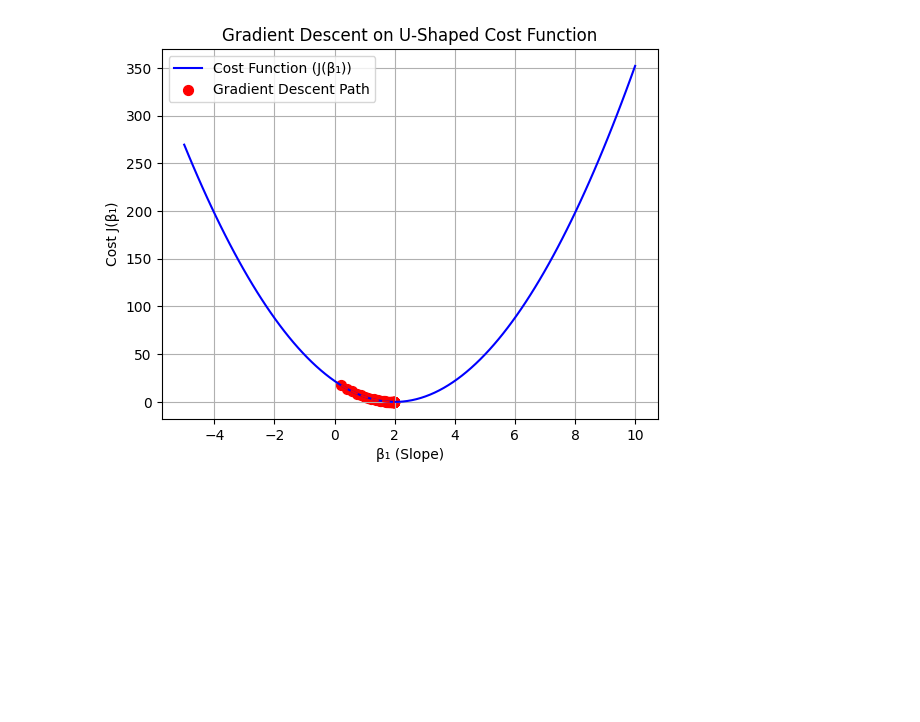
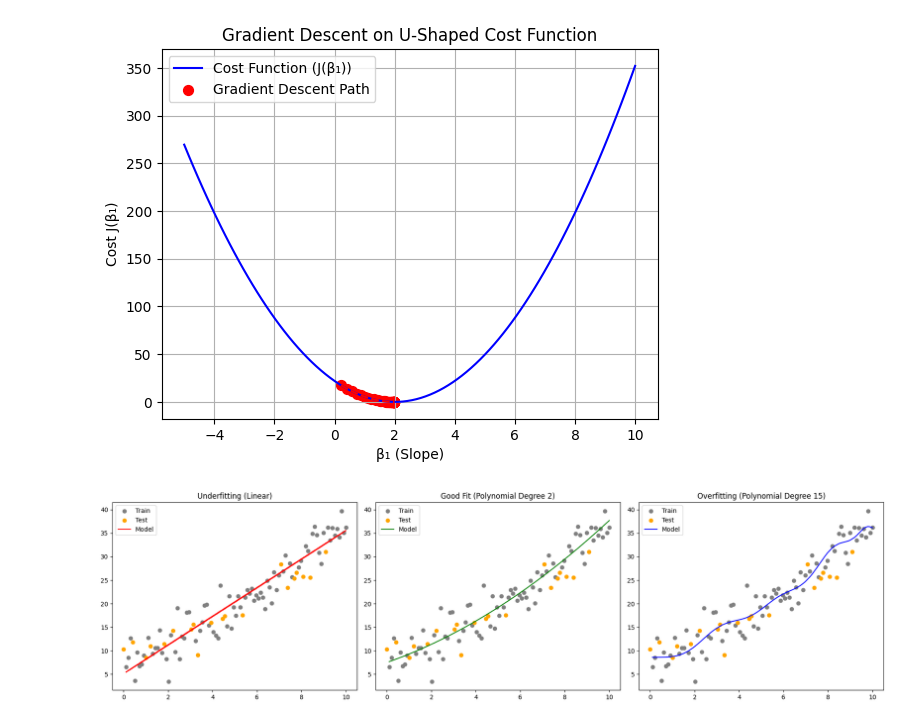
Before and after one commit to abhik12295/Data-Science-Learning, a Jupyter notebook: Core ML Topics/5. ML Algos/1. Linear Regression.ipynb, the cells around one changed output. Cells and saved outputs as stored; diff of their text form; code cells hidden in the pictures; blank space fills up the shorter version.

```diff
--- a/Core ML Topics/5. ML Algos/1. Linear Regression.ipynb
+++ b/Core ML Topics/5. ML Algos/1. Linear Regression.ipynb
@@ -388,0 +443,87 @@ disadvantages of RMSE:
+# %%
+import numpy as np
+import matplotlib.pyplot as plt
+from sklearn.linear_model import LinearRegression
+from sklearn.preprocessing import PolynomialFeatures
+from sklearn.metrics import mean_squared_error
+from sklearn.model_selection import train_test_split
+
+# Generate synthetic data
+np.random.seed(0)
+X = np.linspace(0, 10, 100).reshape(-1, 1)
+y = 3 * X.flatten() + 5 + np.random.normal(0, 3, size=100)
+
+# Split data into 80% train, 20% test
+X_train, X_test, y_train, y_test = train_test_split(X, y, test_size=0.2, random_state=42)
+
+# ========== UNDERFITTING (Linear Regression) ==========
+linear_model = LinearRegression()
+linear_model.fit(X_train, y_train)
+y_train_pred_linear = linear_model.predict(X_train)
+y_test_pred_linear = linear_model.predict(X_test)
+
+# ========== GOOD FIT (Polynomial Degree 2) ==========
+poly2 = PolynomialFeatures(degree=2)
+X_train_poly2 = poly2.fit_transform(X_train)
+X_test_poly2 = poly2.transform(X_test)
+
+good_model = LinearRegression()
+good_model.fit(X_train_poly2, y_train)
+y_train_pred_good = good_model.predict(X_train_poly2)
+y_test_pred_good = good_model.predict(X_test_poly2)
+
+# ========== OVERFITTING (Polynomial Degree 15) ==========
+poly15 = PolynomialFeatures(degree=15)
+X_train_poly15 = poly15.fit_transform(X_train)
+X_test_poly15 = poly15.transform(X_test)
+
+overfit_model = LinearRegression()
+overfit_model.fit(X_train_poly15, y_train)
+y_train_pred_overfit = overfit_model.predict(X_train_poly15)
+y_test_pred_overfit = overfit_model.predict(X_test_poly15)
+
+# ========== PLOTS ==========
+plt.figure(figsize=(18, 5))
+
+# Underfitting
+plt.subplot(1, 3, 1)
+plt.scatter(X_train, y_train, color='gray', label='Train')
+plt.scatter(X_test, y_test, color='orange', label='Test')
+plt.plot(X_train, y_train_pred_linear, color='red', label='Model')
+plt.title("Underfitting (Linear)")
+plt.legend()
+
+# Good Fit
+plt.subplot(1, 3, 2)
+plt.scatter(X_train, y_train, color='gray', label='Train')
+plt.scatter(X_test, y_test, color='orange', label='Test')
+plt.plot(np.sort(X_train[:, 0]),
+         good_model.predict(poly2.transform(np.sort(X_train, axis=0))),
+         color='green', label='Model')
+plt.title("Good Fit (Polynomial Degree 2)")
+plt.legend()
+
+# Overfitting
+plt.subplot(1, 3, 3)
+plt.scatter(X_train, y_train, color='gray', label='Train')
+plt.scatter(X_test, y_test, color='orange', label='Test')
+plt.plot(np.sort(X_train[:, 0]),
+         overfit_model.predict(poly15.transform(np.sort(X_train, axis=0))),
+         color='blue', label='Model')
+plt.title("Overfitting (Polynomial Degree 15)")
+plt.legend()
+
+plt.tight_layout()
+plt.show()
+
+# ========== MSE ==========
+print("MSE - Underfitting (Linear) - Train:", mean_squared_error(y_train, y_train_pred_linear))
+print("MSE - Underfitting (Linear) - Test :", mean_squared_error(y_test, y_test_pred_linear))
+
+print("\nMSE - Good Fit (Poly Deg 2) - Train:", mean_squared_error(y_train, y_train_pred_good))
+print("MSE - Good Fit (Poly Deg 2) - Test :", mean_squared_error(y_test, y_test_pred_good))
+
+print("\nMSE - Overfitting (Poly Deg 15) - Train:", mean_squared_error(y_train, y_train_pred_overfit))
+print("MSE - Overfitting (Poly Deg 15) - Test :", mean_squared_error(y_test, y_test_pred_overfit))
+# %% [output]
+[figure, added]
```
Also changed, not shown: parts of 5 cells of this notebook.
